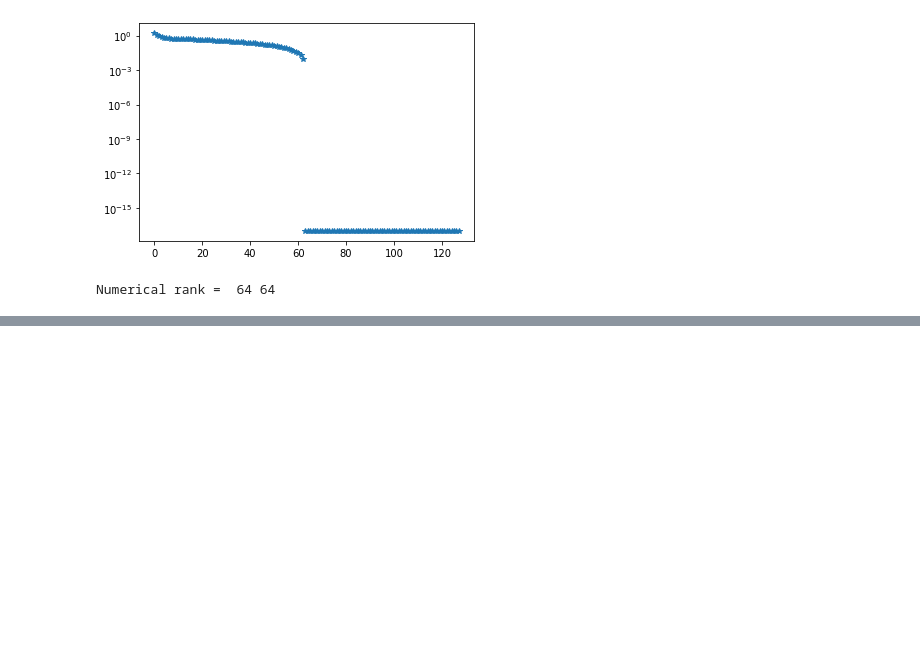
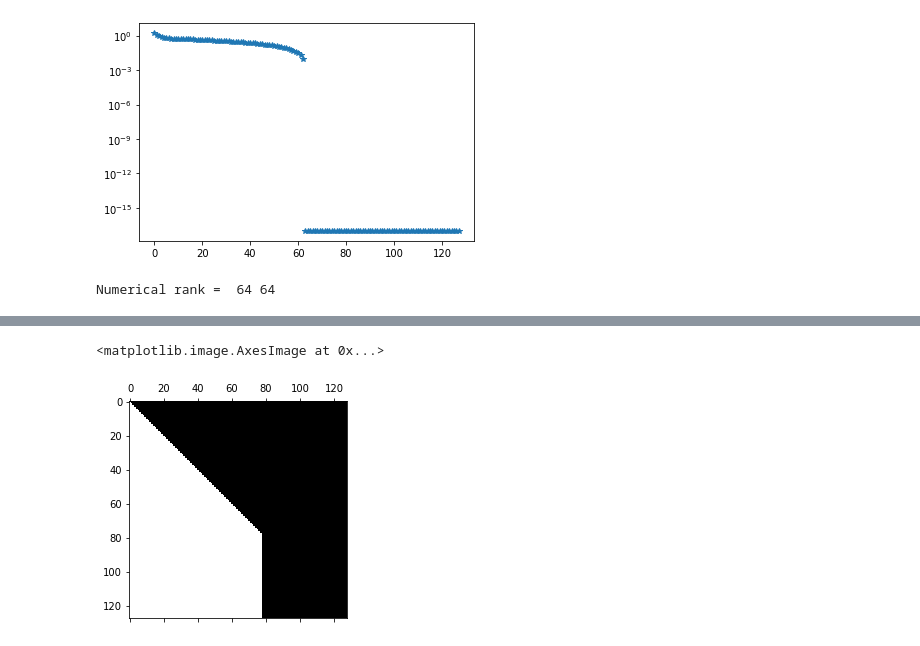
Before and after one commit to mdessole/qrdm, a Jupyter notebook: test.ipynb, the cells around one changed output, grey strips where cells are left out. Drawn from its saved outputs; the diff is of its cells as text; code cells hidden in the pictures; blank space fills up the shorter version.

```diff
--- a/test.ipynb
+++ b/test.ipynb
@@ -154,0 +151,7 @@ plt.semilogy(diagR, '*')
+# %%
+#|R_11 R_12|
+#|  0  R_22|
+plt.spy(R)
+# %% [output]
+<matplotlib.image.AxesImage at 0x...>
+[figure, added]
```
Also changed, not shown: parts of 11 cells of this notebook, 15 other files.
